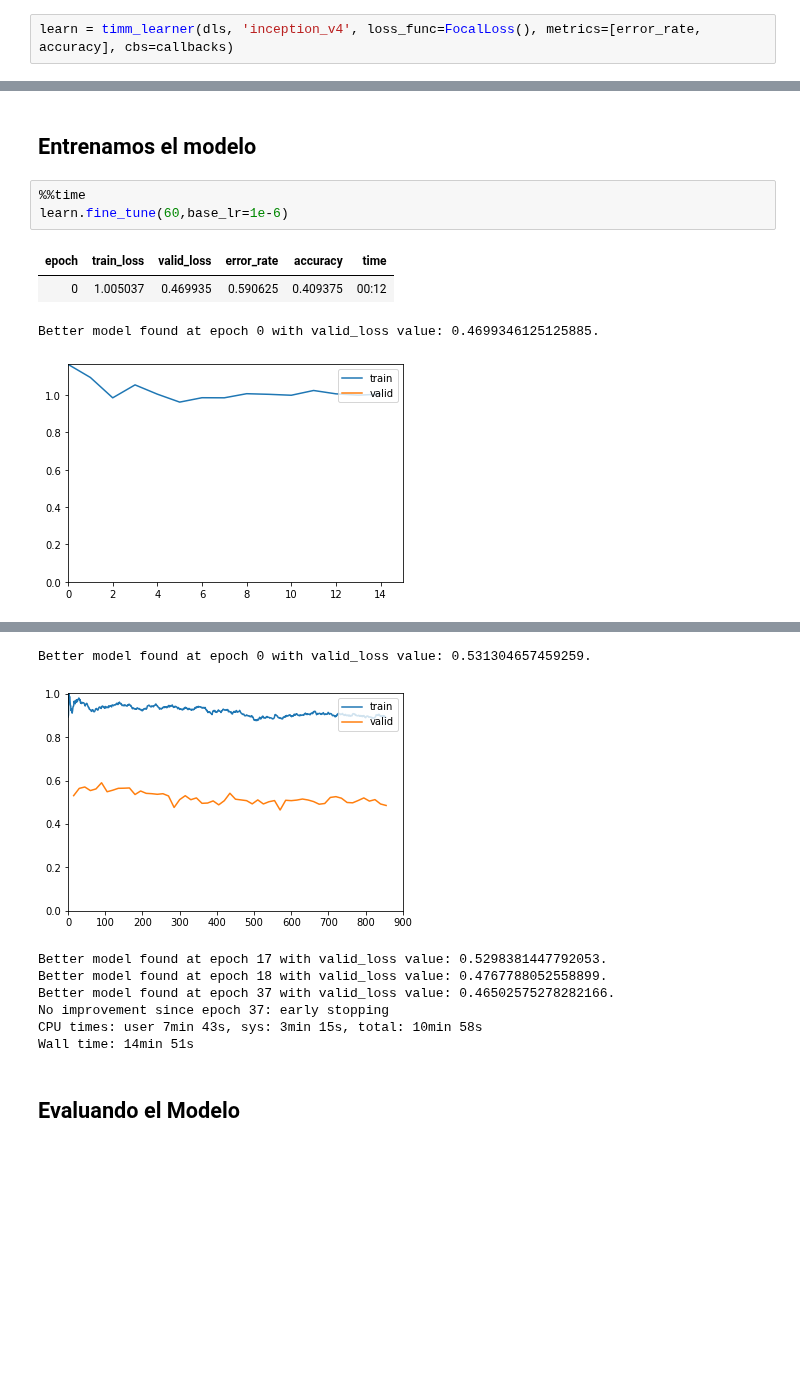
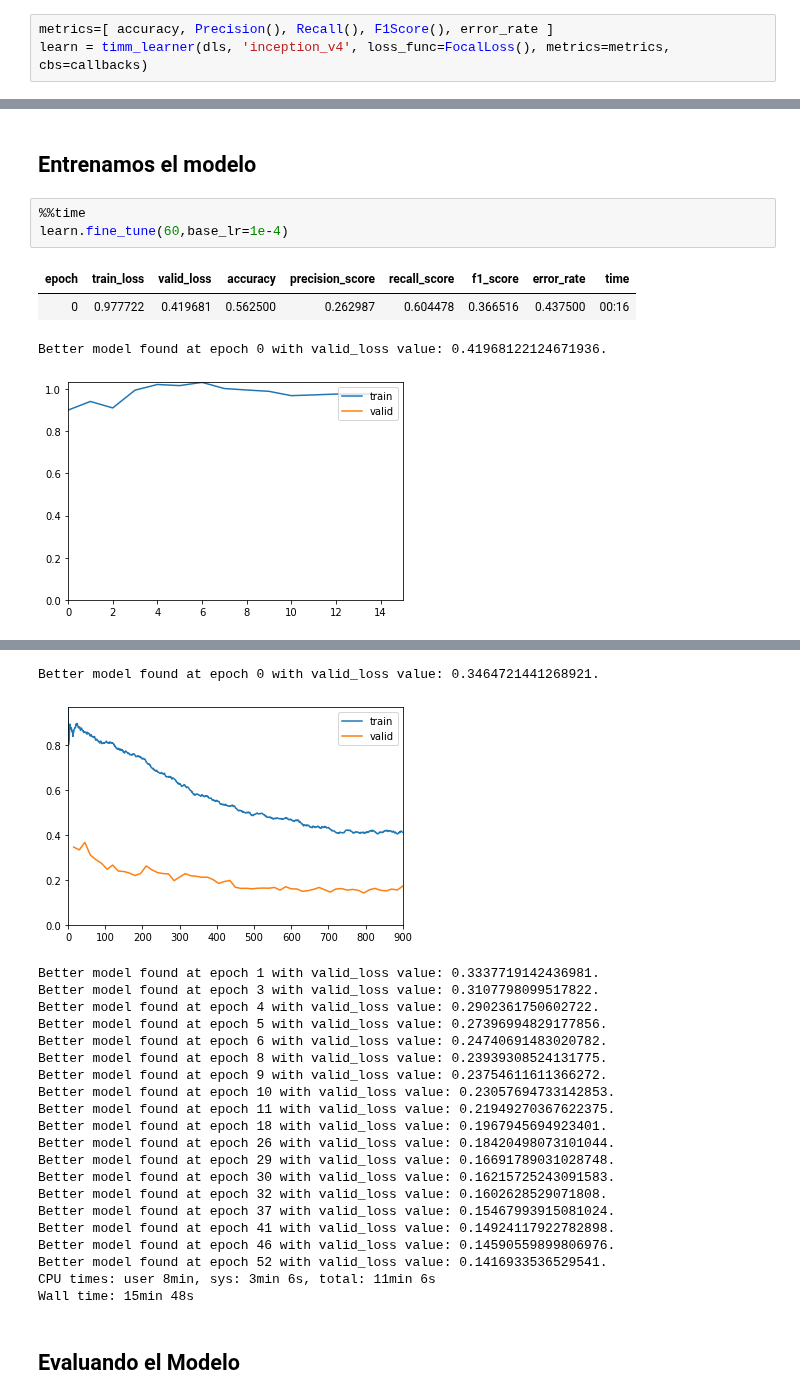
Before and after one commit to dirudiez/TFM_DiegoRudiez, a Jupyter notebook: Binario_FL_inception_v4.ipynb, the cells around one changed output, grey strips where cells are left out. Drawn from its saved outputs; the diff is of its cells as text; blank space fills up the shorter version.

```diff
--- a/Binario_FL_inception_v4.ipynb
+++ b/Binario_FL_inception_v4.ipynb
@@ -133,7 +116,8 @@ callbacks = [
     SaveModelCallback()
 ]
 # %%
-learn = timm_learner(dls, 'inception_v4', loss_func=FocalLoss(), metrics=[error_rate, accuracy], cbs=callbacks)
+metrics=[ accuracy, Precision(), Recall(), F1Score(), error_rate ]
+learn = timm_learner(dls, 'inception_v4', loss_func=FocalLoss(), metrics=metrics, cbs=callbacks)
 # %% [output]
 Downloading: "https://github.com/rwightman/pytorch-image-models/releases/download/v0.1-cadene/inceptionv4-8e4777a0.pth" to /root/.cache/torch/hub/checkpoints/inceptionv4-8e4777a0.pth
 # %%
@@ -146,9 +130,9 @@ SuggestedLRs(minimum=0.014454397559165954, steep=1.9054607491852948e-06, valley=
 ## Entrenamos el modelo
 # %%
 %%time
-learn.fine_tune(60,base_lr=1e-6)
+learn.fine_tune(60,base_lr=1e-4)
 # %% [output]
-| epoch | train_loss | valid_loss | error_rate | accuracy | time |
-| 0 | 1.005037 | 0.469935 | 0.590625 | 0.409375 | 00:12 |
+| epoch | train_loss | valid_loss | accuracy | precision_score | recall_score | f1_score | error_rate | time |
+| 0 | 0.977722 | 0.419681 | 0.562500 | 0.262987 | 0.604478 | 0.366516 | 0.437500 | 00:16 |
-Better model found at epoch 0 with valid_loss value: 0.4699346125125885.
+Better model found at epoch 0 with valid_loss value: 0.41968122124671936.
-[figure, old version]
+[figure, new version]
@@ -172,11 +156,25 @@ Better model found at epoch 0 with valid_loss value: 0.4699346125125885.
-Better model found at epoch 0 with valid_loss value: 0.531304657459259.
+Better model found at epoch 0 with valid_loss value: 0.3464721441268921.
-[figure, old version]
+[figure, new version]
-Better model found at epoch 17 with valid_loss value: 0.5298381447792053.
-Better model found at epoch 18 with valid_loss value: 0.4767788052558899.
-Better model found at epoch 37 with valid_loss value: 0.46502575278282166.
-No improvement since epoch 37: early stopping
-CPU times: user 7min 43s, sys: 3min 15s, total: 10min 58s
-Wall time: 14min 51s
+Better model found at epoch 1 with valid_loss value: 0.3337719142436981.
+Better model found at epoch 3 with valid_loss value: 0.3107798099517822.
+Better model found at epoch 4 with valid_loss value: 0.2902361750602722.
+Better model found at epoch 5 with valid_loss value: 0.27396994829177856.
+Better model found at epoch 6 with valid_loss value: 0.24740691483020782.
+Better model found at epoch 8 with valid_loss value: 0.23939308524131775.
+Better model found at epoch 9 with valid_loss value: 0.23754611611366272.
+Better model found at epoch 10 with valid_loss value: 0.23057694733142853.
+Better model found at epoch 11 with valid_loss value: 0.21949270367622375.
+Better model found at epoch 18 with valid_loss value: 0.1967945694923401.
+Better model found at epoch 26 with valid_loss value: 0.18420498073101044.
+Better model found at epoch 29 with valid_loss value: 0.16691789031028748.
+Better model found at epoch 30 with valid_loss value: 0.16215725243091583.
+Better model found at epoch 32 with valid_loss value: 0.1602628529071808.
+Better model found at epoch 37 with valid_loss value: 0.15467993915081024.
+Better model found at epoch 41 with valid_loss value: 0.14924117922782898.
+Better model found at epoch 46 with valid_loss value: 0.14590559899806976.
+Better model found at epoch 52 with valid_loss value: 0.1416933536529541.
+CPU times: user 8min, sys: 3min 6s, total: 11min 6s
+Wall time: 15min 48s
 # %% [markdown]
 ## Evaluando el Modelo
 # %%
```
Also changed, not shown: parts of 12 cells of this notebook.
